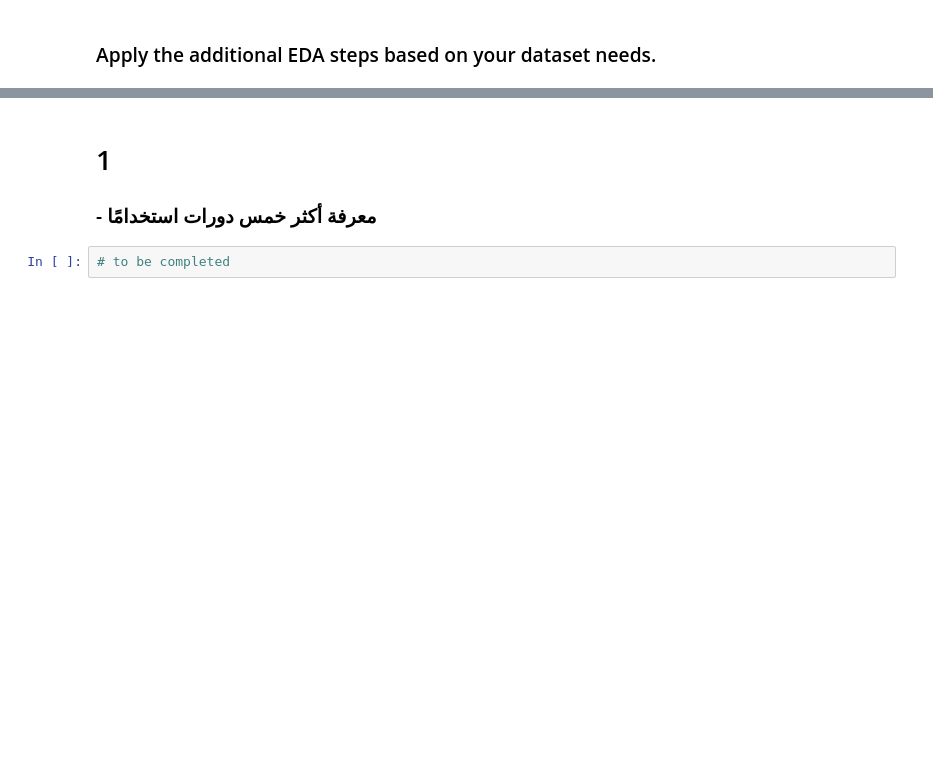
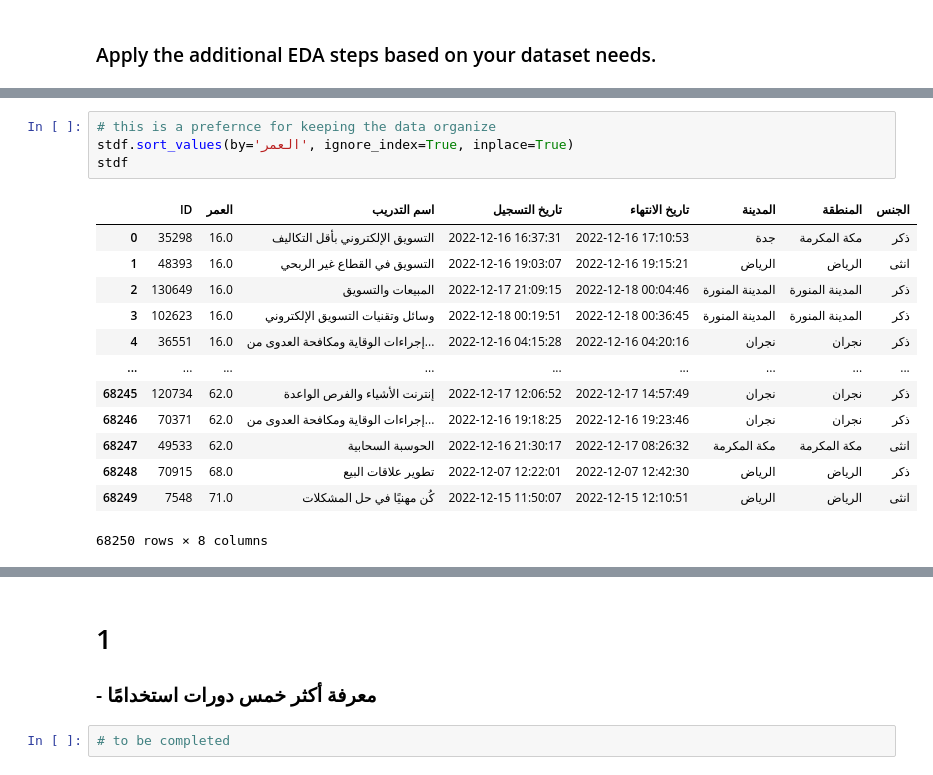
Before and after one commit to MoaathMog/droob-porject, a Jupyter notebook: doroop-proj.ipynb, the cells around one changed output, grey strips where cells are left out. Saved outputs shown, nothing was run; the diff lists cells and outputs as text; blank space fills up the shorter version.

```diff
--- a/doroop-proj.ipynb
+++ b/doroop-proj.ipynb
@@ -62,0 +175,18 @@ group.head(10)
+# %%
+# this is a prefernce for keeping the data organize
+stdf.sort_values(by='العمر', ignore_index=True, inplace=True)
+stdf
+# %% [output]
+|  | ID | العمر | اسم التدريب | تاريخ التسجيل | تاريخ الانتهاء | المدينة | المنطقة | الجنس |
+| 0 | 35298 | 16.0 | التسويق الإلكتروني بأقل التكاليف | 2022-12-16 16:37:31 | 2022-12-16 17:10:53 | جدة | مكة المكرمة | ذكر |
+| 1 | 48393 | 16.0 | التسويق في القطاع غير الربحي | 2022-12-16 19:03:07 | 2022-12-16 19:15:21 | الرياض | الرياض | انثى |
+| 2 | 130649 | 16.0 | المبيعات والتسويق | 2022-12-17 21:09:15 | 2022-12-18 00:04:46 | المدينة المنورة | المدينة المنورة | ذكر |
+| 3 | 102623 | 16.0 | وسائل وتقنيات التسويق الإلكتروني | 2022-12-18 00:19:51 | 2022-12-18 00:36:45 | المدينة المنورة | المدينة المنورة | ذكر |
+| 4 | 36551 | 16.0 | إجراءات الوقاية ومكافحة العدوى من... | 2022-12-16 04:15:28 | 2022-12-16 04:20:16 | نجران | نجران | ذكر |
+| ... | ... | ... | ... | ... | ... | ... | ... | ... |
+| 68245 | 120734 | 62.0 | إنترنت الأشياء والفرص الواعدة | 2022-12-17 12:06:52 | 2022-12-17 14:57:49 | نجران | نجران | ذكر |
+| 68246 | 70371 | 62.0 | إجراءات الوقاية ومكافحة العدوى من... | 2022-12-16 19:18:25 | 2022-12-16 19:23:46 | نجران | نجران | ذكر |
+| 68247 | 49533 | 62.0 | الحوسبة السحابية | 2022-12-16 21:30:17 | 2022-12-17 08:26:32 | مكة المكرمة | مكة المكرمة | انثى |
+| 68248 | 70915 | 68.0 | تطوير علاقات البيع | 2022-12-07 12:22:01 | 2022-12-07 12:42:30 | الرياض | الرياض | ذكر |
+| 68249 | 7548 | 71.0 | كُن مهنيًا في حل المشكلات | 2022-12-15 11:50:07 | 2022-12-15 12:10:51 | الرياض | الرياض | انثى |
+68250 rows × 8 columns
```
Also changed, not shown: parts of 12 cells of this notebook.
